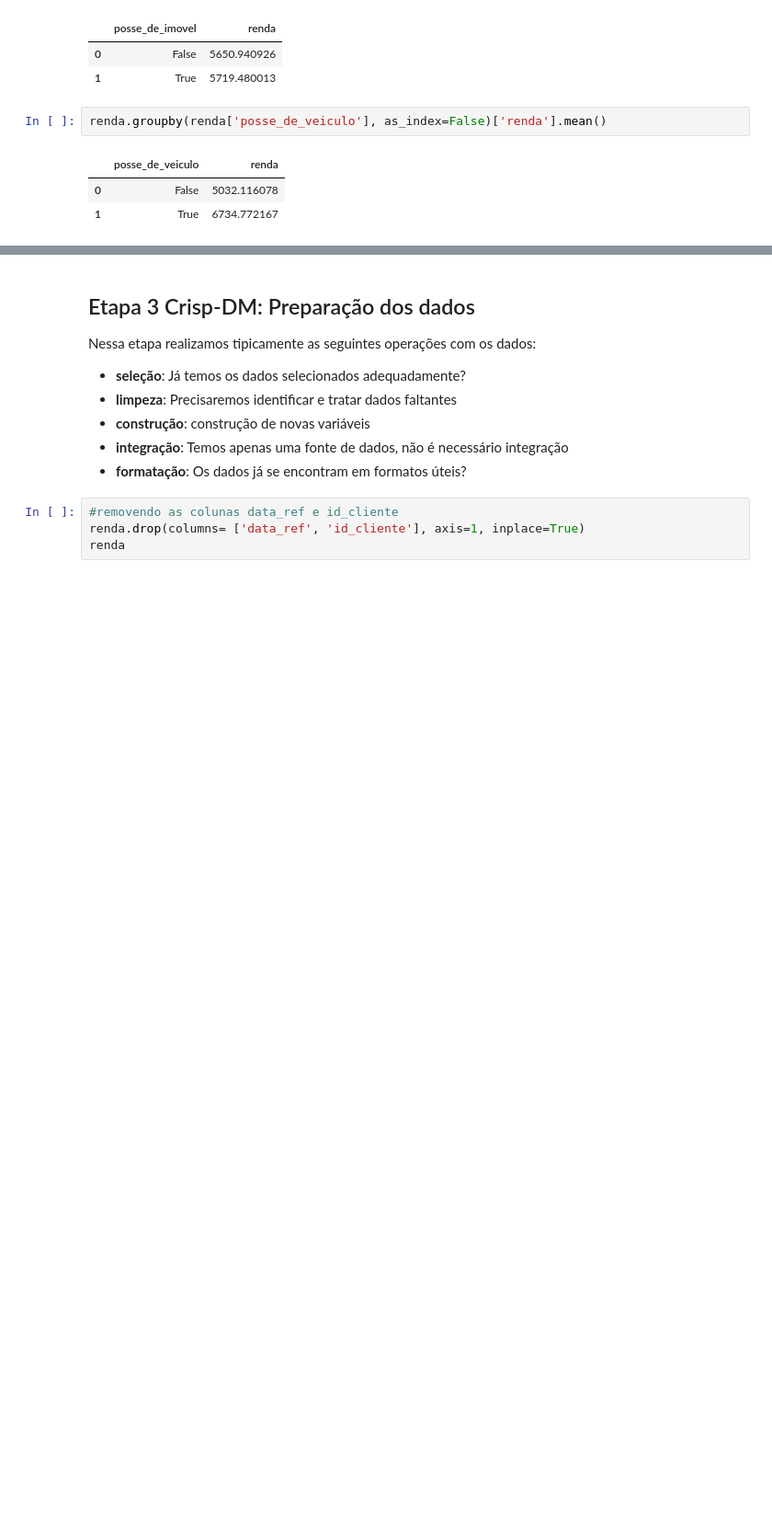
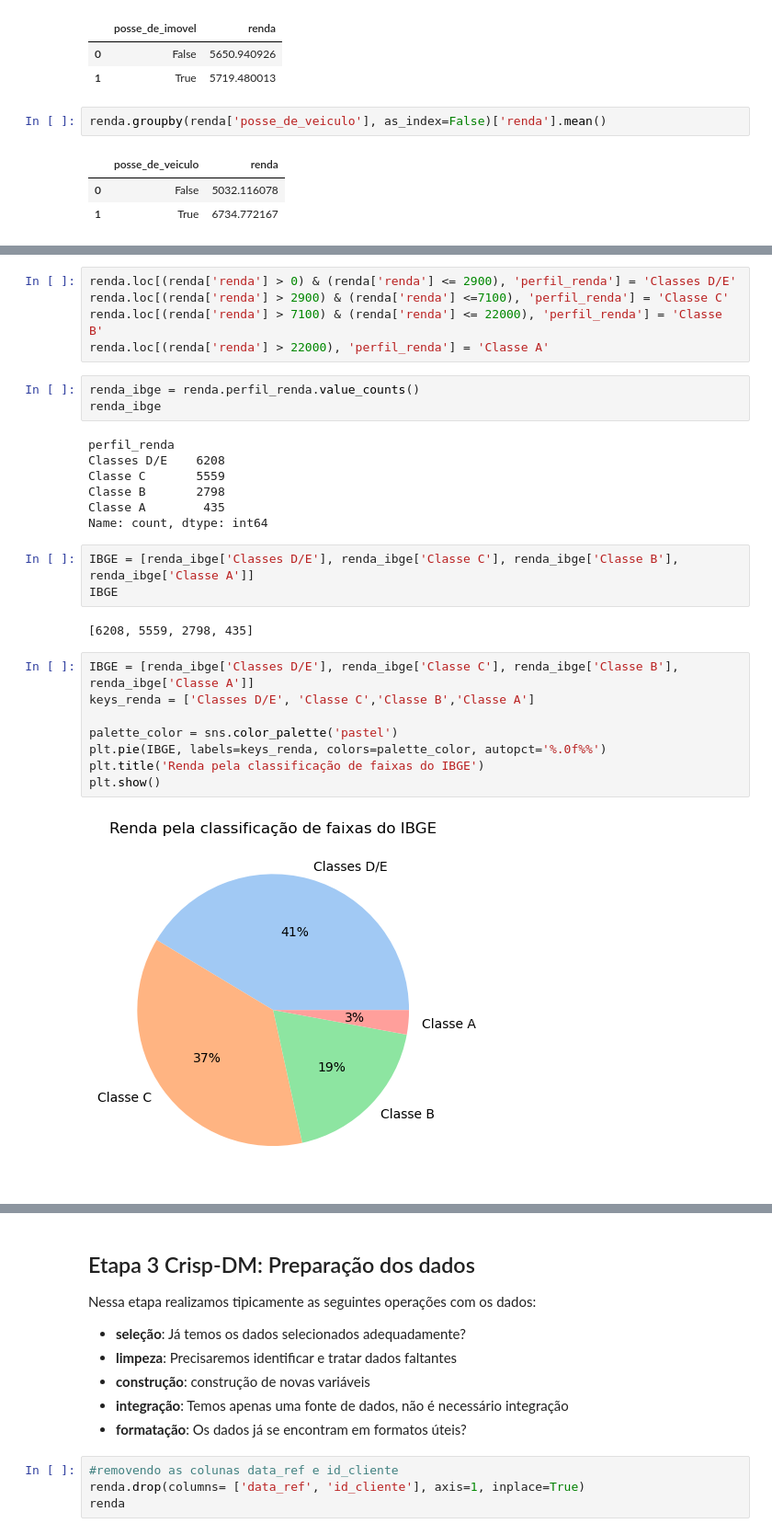
Before and after one commit to crikactba/PrevisaoRenda, a Jupyter notebook: Projeto 2.ipynb, the cells around one changed output, grey strips where cells are left out. Shown at 92% size. Saved outputs shown, nothing was run; the diff lists cells and outputs as text; blank space fills up the shorter version.

```diff
--- a/Projeto 2.ipynb
+++ b/Projeto 2.ipynb
@@ -218,0 +224,30 @@ renda.groupby(renda['posse_de_veiculo'], as_index=False)['renda'].mean()
+# %%
+renda.loc[(renda['renda'] > 0) & (renda['renda'] <= 2900), 'perfil_renda'] = 'Classes D/E'
+renda.loc[(renda['renda'] > 2900) & (renda['renda'] <=7100), 'perfil_renda'] = 'Classe C'
+renda.loc[(renda['renda'] > 7100) & (renda['renda'] <= 22000), 'perfil_renda'] = 'Classe B'
+renda.loc[(renda['renda'] > 22000), 'perfil_renda'] = 'Classe A'
+# %%
+renda_ibge = renda.perfil_renda.value_counts()
+renda_ibge
+# %% [output]
+perfil_renda
+Classes D/E    6208
+Classe C       5559
+Classe B       2798
+Classe A        435
+Name: count, dtype: int64
+# %%
+IBGE = [renda_ibge['Classes D/E'], renda_ibge['Classe C'], renda_ibge['Classe B'], renda_ibge['Classe A']]
+IBGE
+# %% [output]
+[6208, 5559, 2798, 435]
+# %%
+IBGE = [renda_ibge['Classes D/E'], renda_ibge['Classe C'], renda_ibge['Classe B'], renda_ibge['Classe A']]
+keys_renda = ['Classes D/E', 'Classe C','Classe B','Classe A']
+
+palette_color = sns.color_palette('pastel')
+plt.pie(IBGE, labels=keys_renda, colors=palette_color, autopct='%.0f%%')
+plt.title('Renda pela classificação de faixas do IBGE')
+plt.show()
+# %% [output]
+[figure, added]
```
Also changed, not shown: parts of 11 cells of this notebook.
